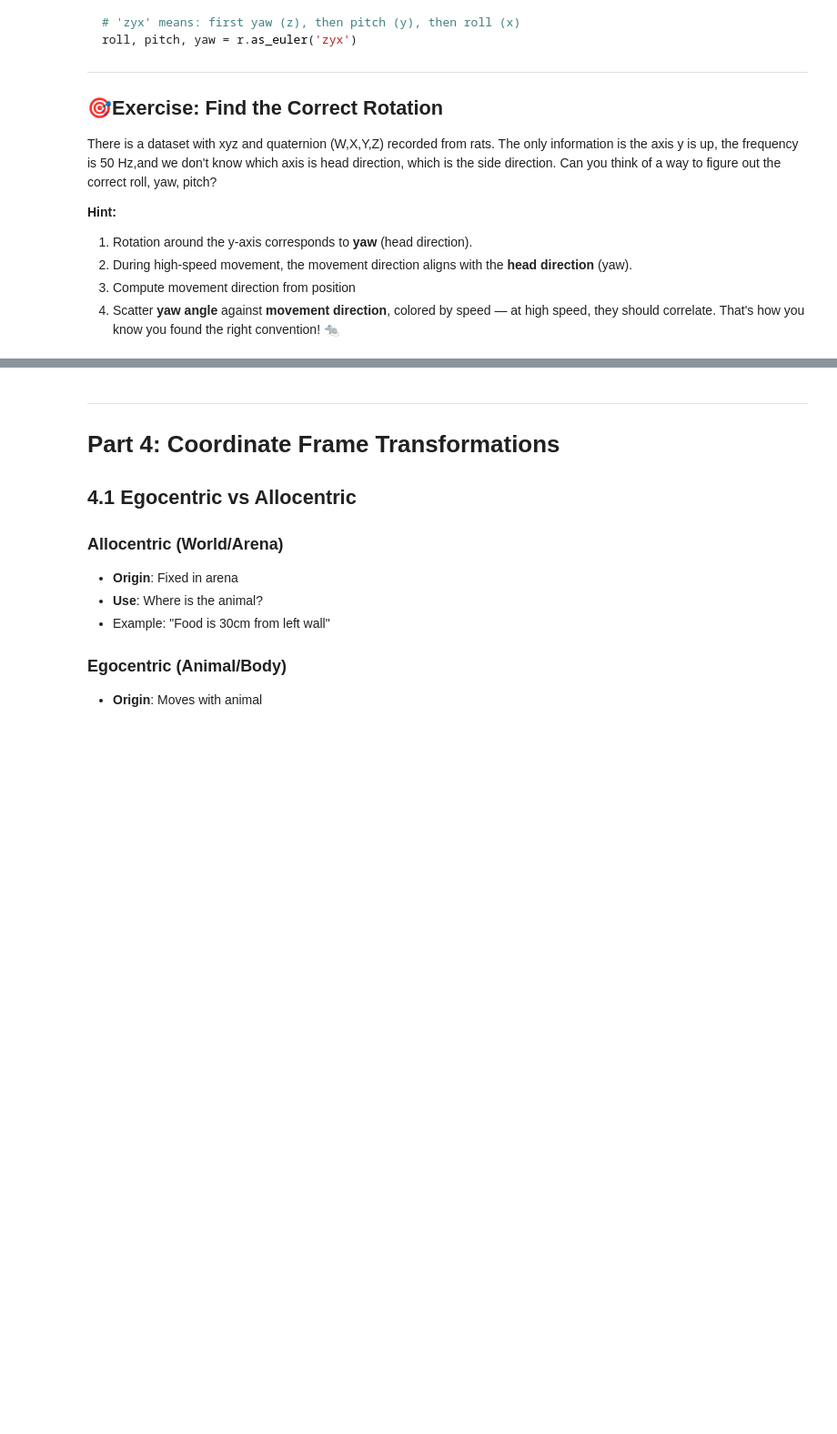
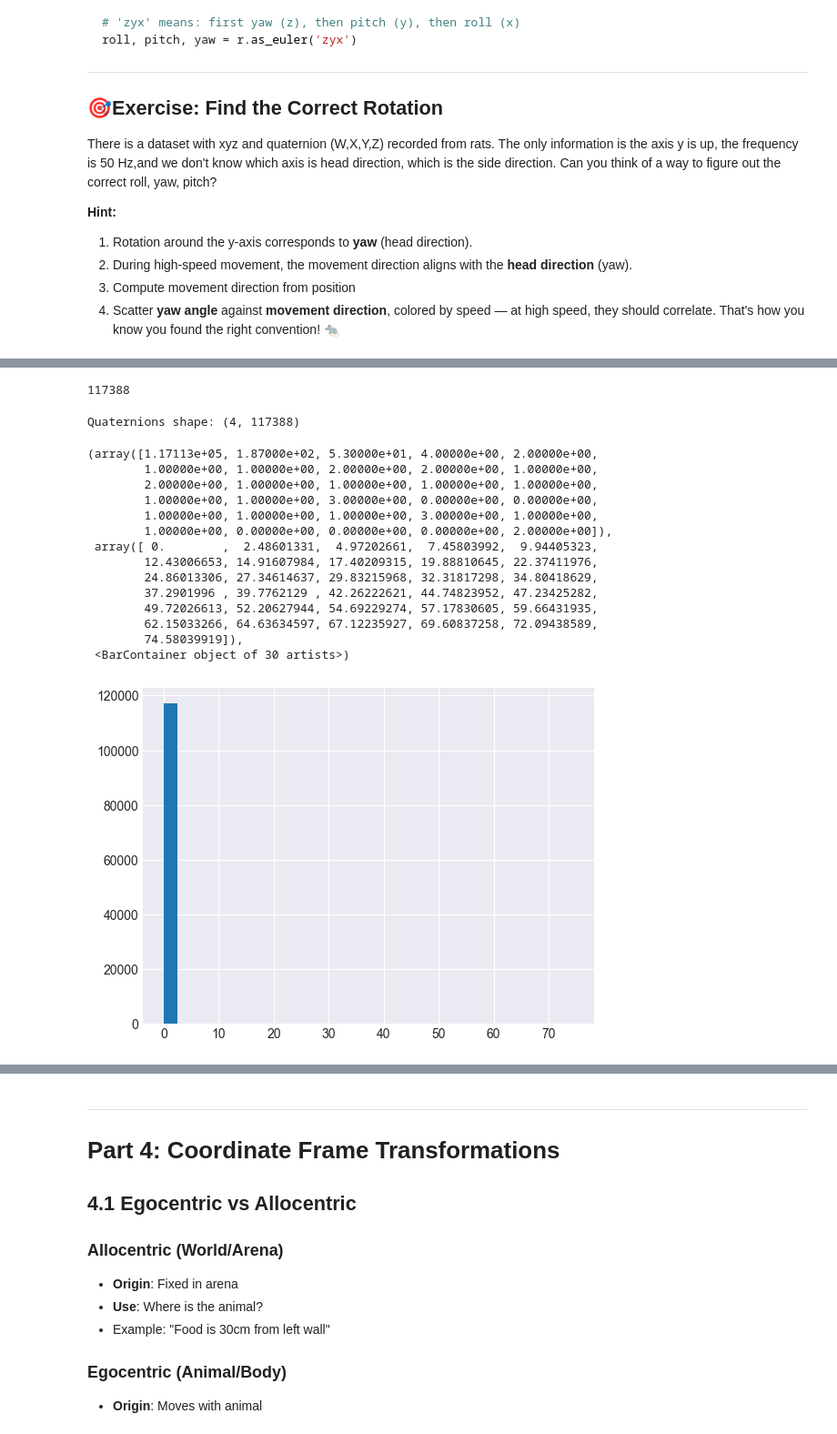
Before and after one commit to miaowangcissy/animal_behavior_analysis_in_python, a Jupyter notebook: day1_foundations/Day1_2_Rotation_Animal_Tracking.ipynb, the cells around one changed output, grey strips where cells are left out. Shown at 91% size. Cells and saved outputs as stored; diff of their text form; code cells hidden in the pictures; blank space fills up the shorter version.

```diff
--- a/day1_foundations/Day1_2_Rotation_Animal_Tracking.ipynb
+++ b/day1_foundations/Day1_2_Rotation_Animal_Tracking.ipynb
@@ -543,3 +542,45 @@ test_data.head()
 | 2 | -0.173438 | 0.669224 | -0.531853 | 0.076689 | 0.941672 | 0.088131 | 0.315604 |
 | 3 | -0.171214 | 0.657547 | -0.527501 | 0.055199 | 0.949718 | 0.116545 | 0.285316 |
 | 4 | -0.168450 | 0.649601 | -0.524621 | 0.040622 | 0.949064 | 0.140375 | 0.279147 |
+# %%
+len(test_data)
+# %% [output]
+117388
+# %%
+from scipy.spatial.transform import Rotation as R
+# quaternion format: [x, y, z, w] — note scipy uses xyzw order!
+quaternion = np.array([test_data['X'].values, test_data['Y'].values, test_data['Z'].values, test_data['W'].values])
+r = R.from_quat(quaternion.T)  # Transpose to get shape (N, 4)
+
+# r = R.from_quat([test_data['X'], test_data['Y'], test_data['Z'], test_data['W']])
+xyz = test_data[['x', 'y', 'z']].values
+
+print("Quaternions shape:", quaternion.shape)
+# # convert to euler angles (in radians)
+# # 'zyx' means: first yaw (z), then pitch (y), then roll (x)
+# roll, pitch, yaw = r.as_euler('zyx')
+# %% [output]
+Quaternions shape: (4, 117388)
+# %%
+### calcualte the speed in x and z
+# compute the difference in position between consecutive frames
+dx = np.diff(test_data['x'].values)
+dz = np.diff(test_data['z'].values)
+speed = np.sqrt(dx**2 + dz**2) * 50 # speed in the x-z plane
+plt.hist(speed, bins=30)
+# %% [output]
+(array([1.17113e+05, 1.87000e+02, 5.30000e+01, 4.00000e+00, 2.00000e+00,
+        1.00000e+00, 1.00000e+00, 2.00000e+00, 2.00000e+00, 1.00000e+00,
+        2.00000e+00, 1.00000e+00, 1.00000e+00, 1.00000e+00, 1.00000e+00,
+        1.00000e+00, 1.00000e+00, 3.00000e+00, 0.00000e+00, 0.00000e+00,
+        1.00000e+00, 1.00000e+00, 1.00000e+00, 3.00000e+00, 1.00000e+00,
+        1.00000e+00, 0.00000e+00, 0.00000e+00, 0.00000e+00, 2.00000e+00]),
+ array([ 0.        ,  2.48601331,  4.97202661,  7.45803992,  9.94405323,
+        12.43006653, 14.91607984, 17.40209315, 19.88810645, 22.37411976,
+        24.86013306, 27.34614637, 29.83215968, 32.31817298, 34.80418629,
+        37.2901996 , 39.7762129 , 42.26222621, 44.74823952, 47.23425282,
+        49.72026613, 52.20627944, 54.69229274, 57.17830605, 59.66431935,
+        62.15033266, 64.63634597, 67.12235927, 69.60837258, 72.09438589,
+        74.58039919]),
+ <BarContainer object of 30 artists>)
+[figure, added]
```
Also changed, not shown: parts of 8 cells of this notebook, 2 other files.
